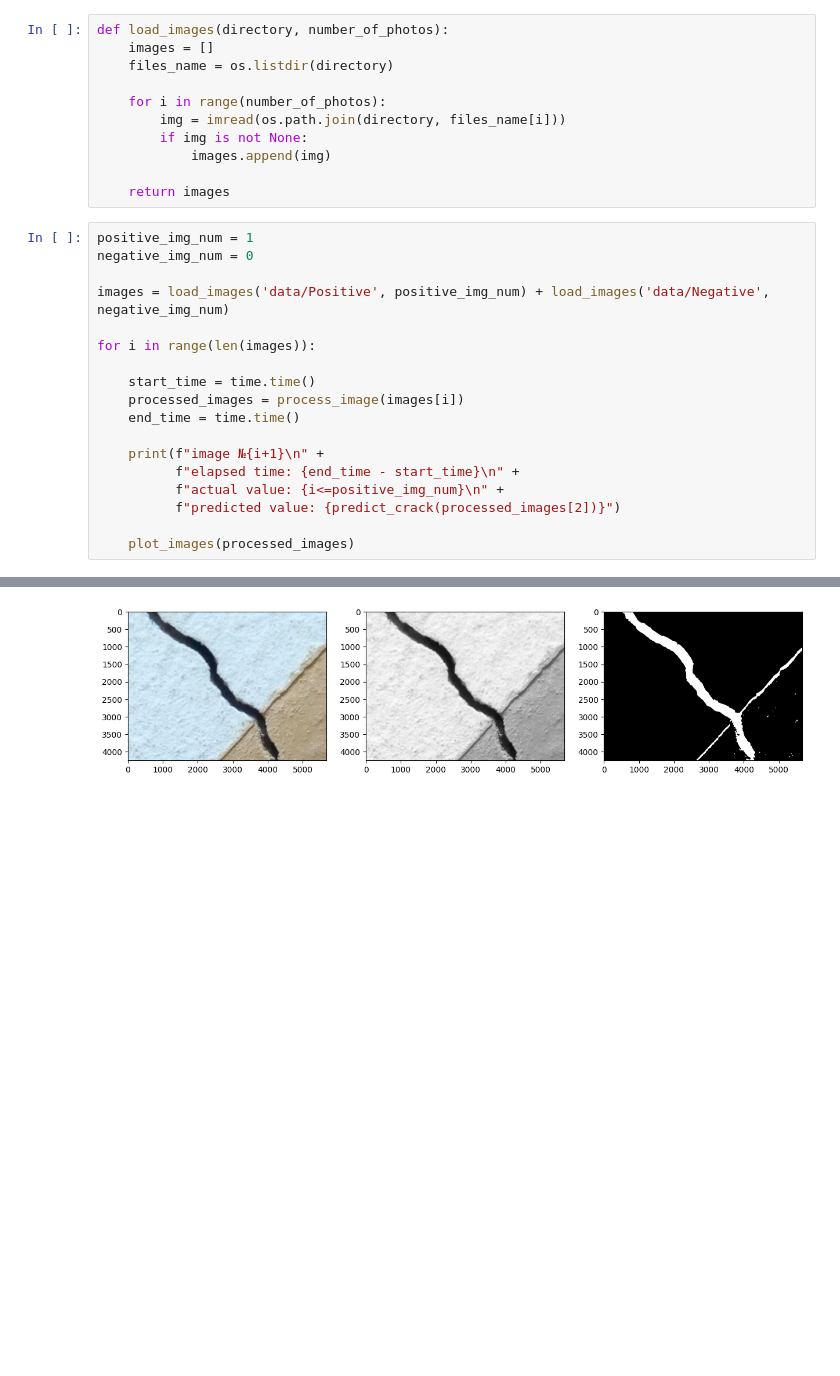
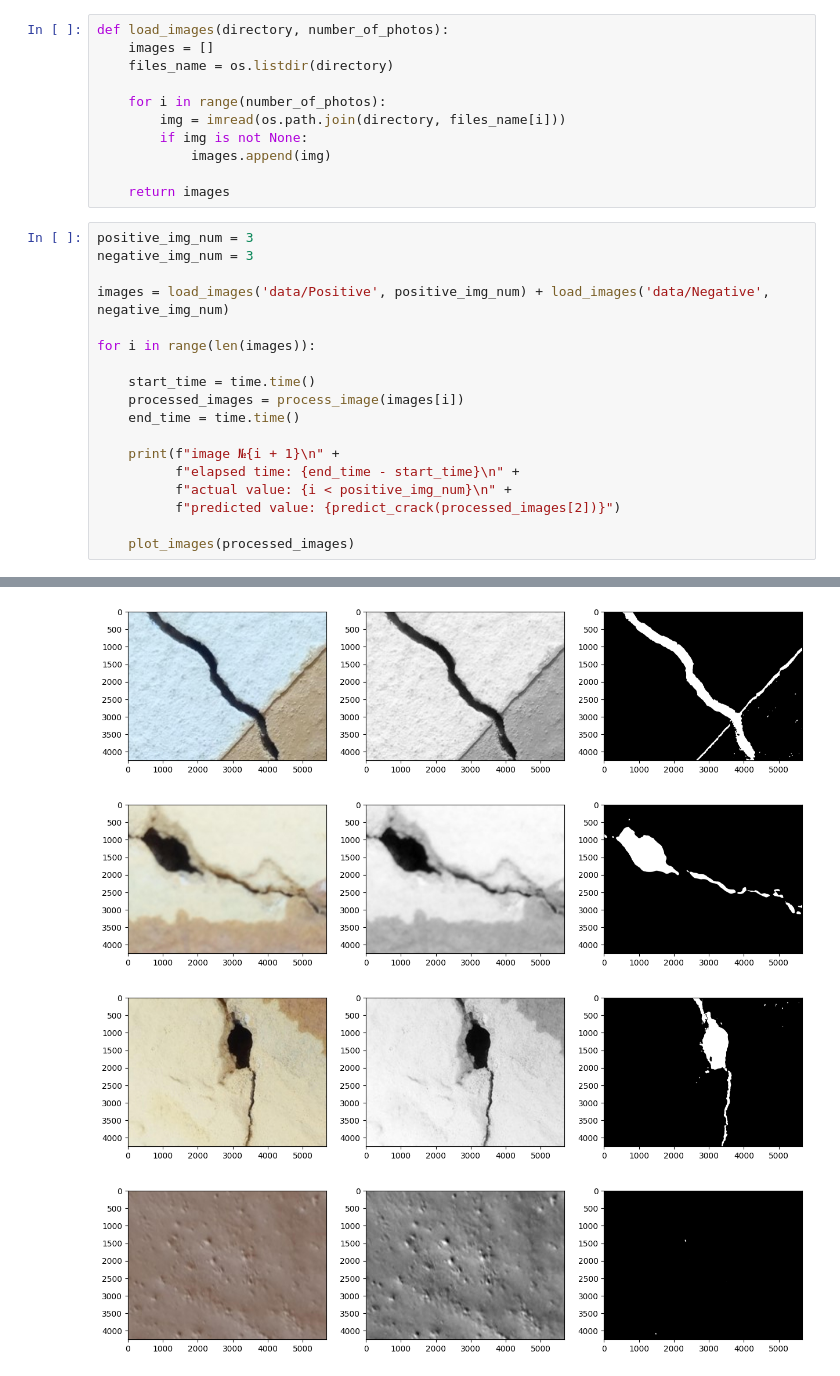
Before and after one commit to 9sarvas9/---, a Jupyter notebook: rgr.ipynb, the cells around one changed output, grey strips where cells are left out. Saved outputs shown, nothing was run; the diff lists cells and outputs as text; blank space fills up the shorter version.

```diff
--- a/rgr.ipynb
+++ b/rgr.ipynb
@@ -74,8 +73,8 @@ def load_images(directory, number_of_photos):
 
     return images
 # %%
-positive_img_num = 1
-negative_img_num = 0
+positive_img_num = 3
+negative_img_num = 3
 
 images = load_images('data/Positive', positive_img_num) + load_images('data/Negative', negative_img_num)
 
@@ -85,9 +84,9 @@ for i in range(len(images)):
     processed_images = process_image(images[i])
     end_time = time.time()
 
-    print(f"image №{i+1}\n" +
+    print(f"image №{i + 1}\n" +
           f"elapsed time: {end_time - start_time}\n" +
-          f"actual value: {i<=positive_img_num}\n" +
+          f"actual value: {i < positive_img_num}\n" +
           f"predicted value: {predict_crack(processed_images[2])}")
 
     plot_images(processed_images)
@@ -99 +111,4 @@ predicted value: True
 [figure]
+[figure, added]
+[figure, added]
+[figure, added]
```
Also changed, not shown: parts of 2 cells of this notebook, 1 other file.
